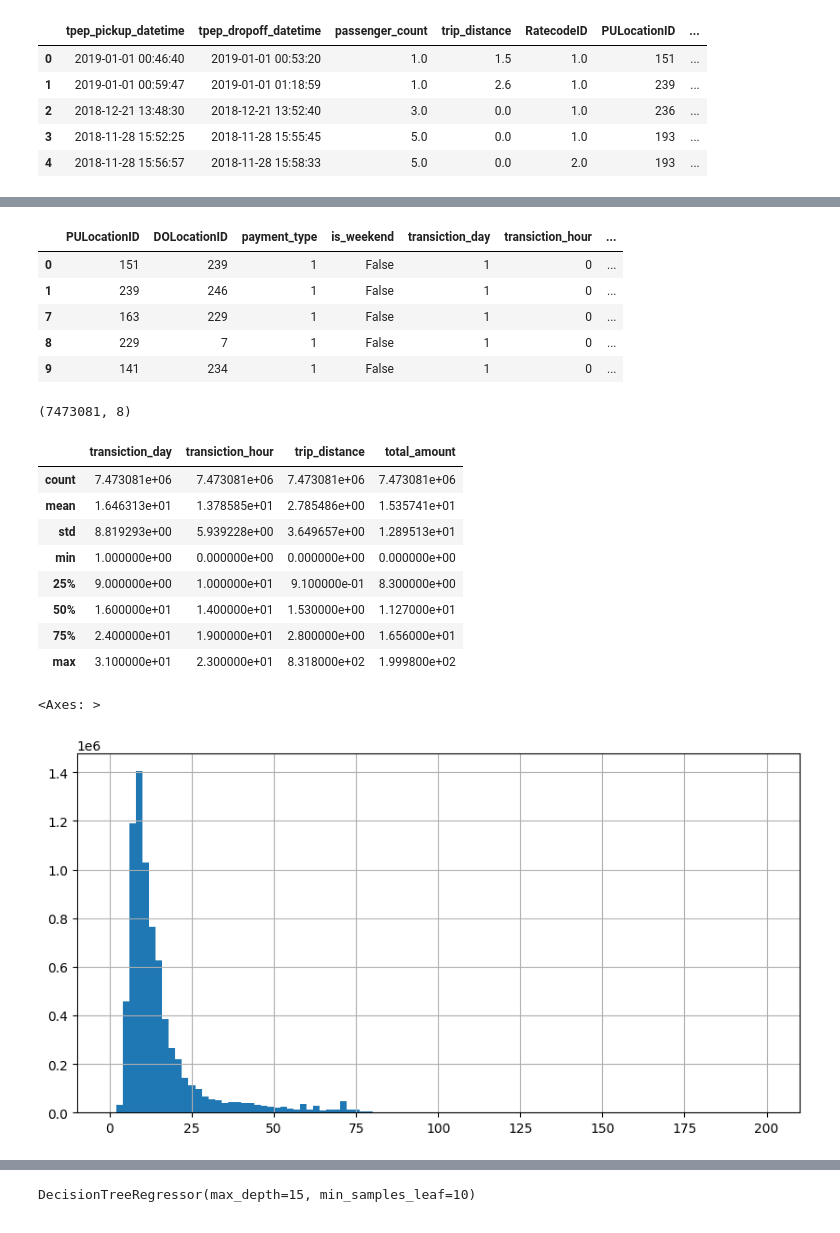
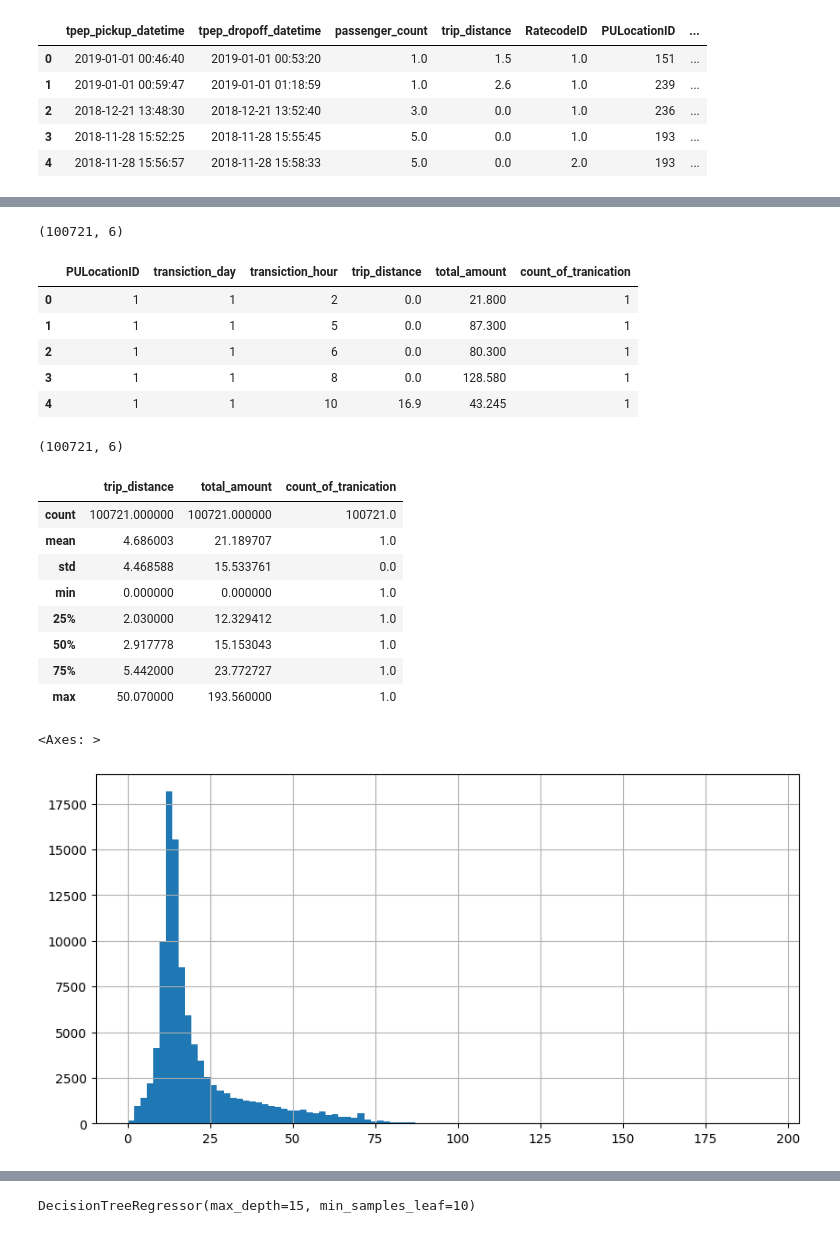
Before and after one commit to ebraheem002/nyc-taxi, a Jupyter notebook: presentable nootebook.ipynb, the cells around one changed output, grey strips where cells are left out. Cells and saved outputs as stored; diff of their text form; code cells hidden in the pictures.

```diff
--- a/presentable nootebook.ipynb
+++ b/presentable nootebook.ipynb
@@ -224,16 +249,12 @@ taxi_db_prepared = taxi_db_prepared[taxi_db_prepared['transiction_year'] == 2019
 taxi_db_prepared = taxi_db_prepared[taxi_db_prepared['transiction_month'] == 1]
 # %%
 
-categioral_columns = ['PULocationID', 'DOLocationID', 'payment_type', 'is_weekend']
-date_cols = ['transiction_day', 'transiction_hour']
+categioral_columns = ['PULocationID','transiction_month','transiction_day', 'transiction_hour']
 
 numerical_columns = ['trip_distance']
 target = 'total_amount'
-df_encoded = taxi_db_prepared[categioral_columns+date_cols+numerical_columns+[target]].copy()
-x = df_encoded.drop(columns=[target])
-y = df_encoded[target]
-
-x_train, x_test, y_train, y_test = train_test_split(x, y, test_size=0.33, random_state=42)
-
-for col in categioral_columns:
-  df_encoded[col] = df_encoded[col].astype('category')
+taxi_db_prepared = taxi_db_prepared[categioral_columns+numerical_columns+[target]].copy()
+# %%
+taxi_aggregated_db =taxi_db_prepared.groupby(categioral_columns).mean().reset_index()
+taxi_aggregated_db['count_of_tranication'] = taxi_aggregated_db.groupby(categioral_columns).count().reset_index()['total_amount']
+taxi_aggregated_db.head()
@@ -247,33 +311,35 @@ for col in categioral_columns:
 
 # df_encoded.head()
 # %%
-df_encoded.head()
+print(taxi_aggregated_db.shape)
+taxi_aggregated_db.head()
 # %% [output]
+(100721, 6)
-|  | PULocationID | DOLocationID | payment_type | is_weekend | transiction_day | transiction_hour | ... |
-| 0 | 151 | 239 | 1 | False | 1 | 0 | ... |
-| 1 | 239 | 246 | 1 | False | 1 | 0 | ... |
-| 7 | 163 | 229 | 1 | False | 1 | 0 | ... |
-| 8 | 229 | 7 | 1 | False | 1 | 0 | ... |
-| 9 | 141 | 234 | 1 | False | 1 | 0 | ... |
+|  | PULocationID | transiction_day | transiction_hour | trip_distance | total_amount | count_of_tranication |
+| 0 | 1 | 1 | 2 | 0.0 | 21.800 | 1 |
+| 1 | 1 | 1 | 5 | 0.0 | 87.300 | 1 |
+| 2 | 1 | 1 | 6 | 0.0 | 80.300 | 1 |
+| 3 | 1 | 1 | 8 | 0.0 | 128.580 | 1 |
+| 4 | 1 | 1 | 10 | 16.9 | 43.245 | 1 |
 # %%
-print(df_encoded.shape)
+print(taxi_aggregated_db.shape)
 # %% [output]
-(7473081, 8)
+(100721, 6)
 # %%
-df_encoded.describe()
+taxi_aggregated_db.describe()
 # %% [output]
-|  | transiction_day | transiction_hour | trip_distance | total_amount |
-| count | 7.473081e+06 | 7.473081e+06 | 7.473081e+06 | 7.473081e+06 |
-| mean | 1.646313e+01 | 1.378585e+01 | 2.785486e+00 | 1.535741e+01 |
-| std | 8.819293e+00 | 5.939228e+00 | 3.649657e+00 | 1.289513e+01 |
-| min | 1.000000e+00 | 0.000000e+00 | 0.000000e+00 | 0.000000e+00 |
-| 25% | 9.000000e+00 | 1.000000e+01 | 9.100000e-01 | 8.300000e+00 |
-| 50% | 1.600000e+01 | 1.400000e+01 | 1.530000e+00 | 1.127000e+01 |
-| 75% | 2.400000e+01 | 1.900000e+01 | 2.800000e+00 | 1.656000e+01 |
-| max | 3.100000e+01 | 2.300000e+01 | 8.318000e+02 | 1.999800e+02 |
+|  | trip_distance | total_amount | count_of_tranication |
+| count | 100721.000000 | 100721.000000 | 100721.0 |
+| mean | 4.686003 | 21.189707 | 1.0 |
+| std | 4.468588 | 15.533761 | 0.0 |
+| min | 0.000000 | 0.000000 | 1.0 |
+| 25% | 2.030000 | 12.329412 | 1.0 |
+| 50% | 2.917778 | 15.153043 | 1.0 |
+| 75% | 5.442000 | 23.772727 | 1.0 |
+| max | 50.070000 | 193.560000 | 1.0 |
 # %%
-df_encoded['total_amount'].hist(bins=100, figsize=(10,5))
+taxi_aggregated_db['total_amount'].hist(bins=100, figsize=(10,5))
 # %% [output]
 <Axes: >
-[figure, old version]
+[figure, new version]
 # %%
```
Also changed, not shown: parts of 17 cells of this notebook.
